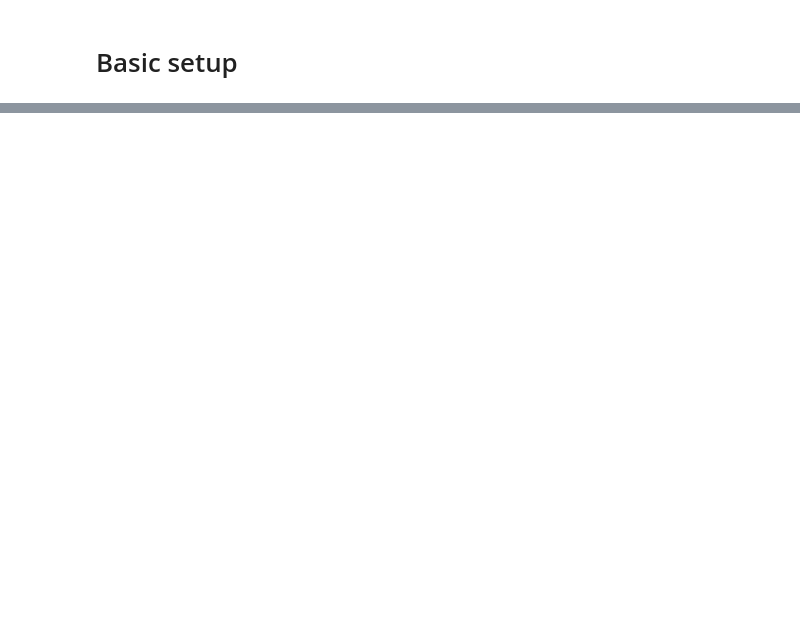
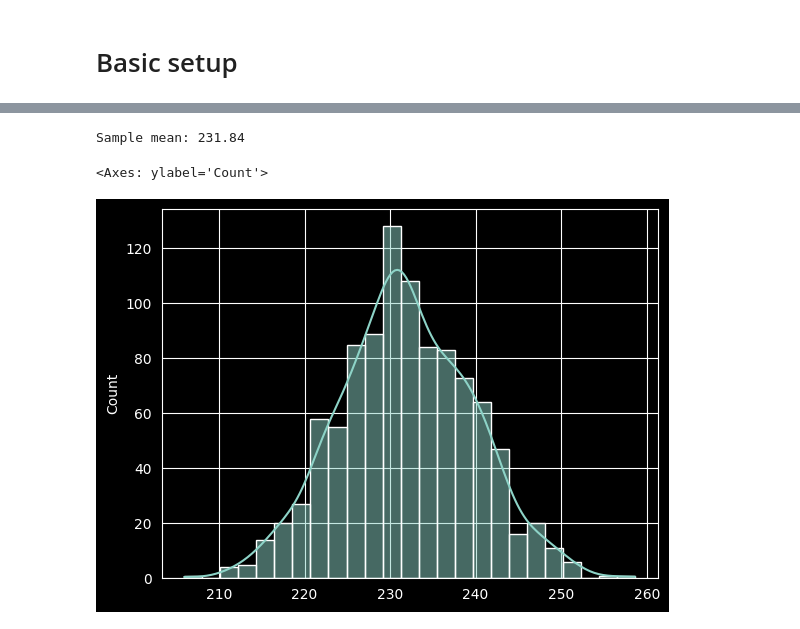
Before and after one commit to carlosjesuscaro/data_analysis_summary, a Jupyter notebook: Basics.ipynb, the cells around one changed output, grey strips where cells are left out. Drawn from its saved outputs; the diff is of its cells as text; code cells hidden in the pictures; blank space fills up the shorter version.

```diff
--- a/Basics.ipynb
+++ b/Basics.ipynb
@@ -63,0 +78,32 @@ all_normal.head()
+# %%
+sample = all_normal['Normal'].sample(1000)
+sns.histplot(sample, kde=True)
+
+# Manual calculations
+print('\nManual calculations:\n')
+sample_mean = float(np.sum(sample)) / len(sample)
+print(f'Sample mean: {sample_mean:,.2f}')
+
+sample_variance = float(np.sum((sample - sample_mean)**2)) / (len(sample)-1)
+print(f'Sample variance: {sample_variance:,.2f}')
+
+sample_std = np.sqrt(sample_variance)
+print(f'Sample standard deviation: {sample_std:,.2f}')
+
+# Standard error
+sample_sem = sample_std / np.sqrt(len(sample))
+print(f'Sample Standard Error of the Mean: {sample_sem:,.2f}')
+
+# Formula calculations
+print('\nFormula calculations:\n')
+for_sample_mean = sample.mean()
+print(f'Sample mean: {for_sample_mean:,.2f}')
+
+for_sample_variance = sample.var(ddof=1)
+print(f'Sample variance: {for_sample_variance:,.2f}')
+
+for_sample_std = np.std(sample, ddof=1)
+print(f'Sample standard deviation: {for_sample_std:,.2f}')
+
+for_sample_sem = stats.sem(sample)
+print(f'Sample Standard Error of the Mean: {for_sample_sem:,.2f}')
@@ -63,0 +125,16 @@ all_normal.head()
+# %%
+# Ongoing sampling
+
+sample_means = []
+for i in range(1000):
+    sample_mean = all_normal['Normal'].sample(1000).mean()
+    sample_means.append(sample_mean)
+
+sample_means_np = np.array(sample_means)
+print(f'Sample mean: {sample_means_np.mean():,.2f}')
+
+sns.histplot(sample_means_np, kde=True)
+# %% [output]
+Sample mean: 231.84
+<Axes: ylabel='Count'>
+[figure, added]
```
Also changed, not shown: parts of 19 cells of this notebook.
